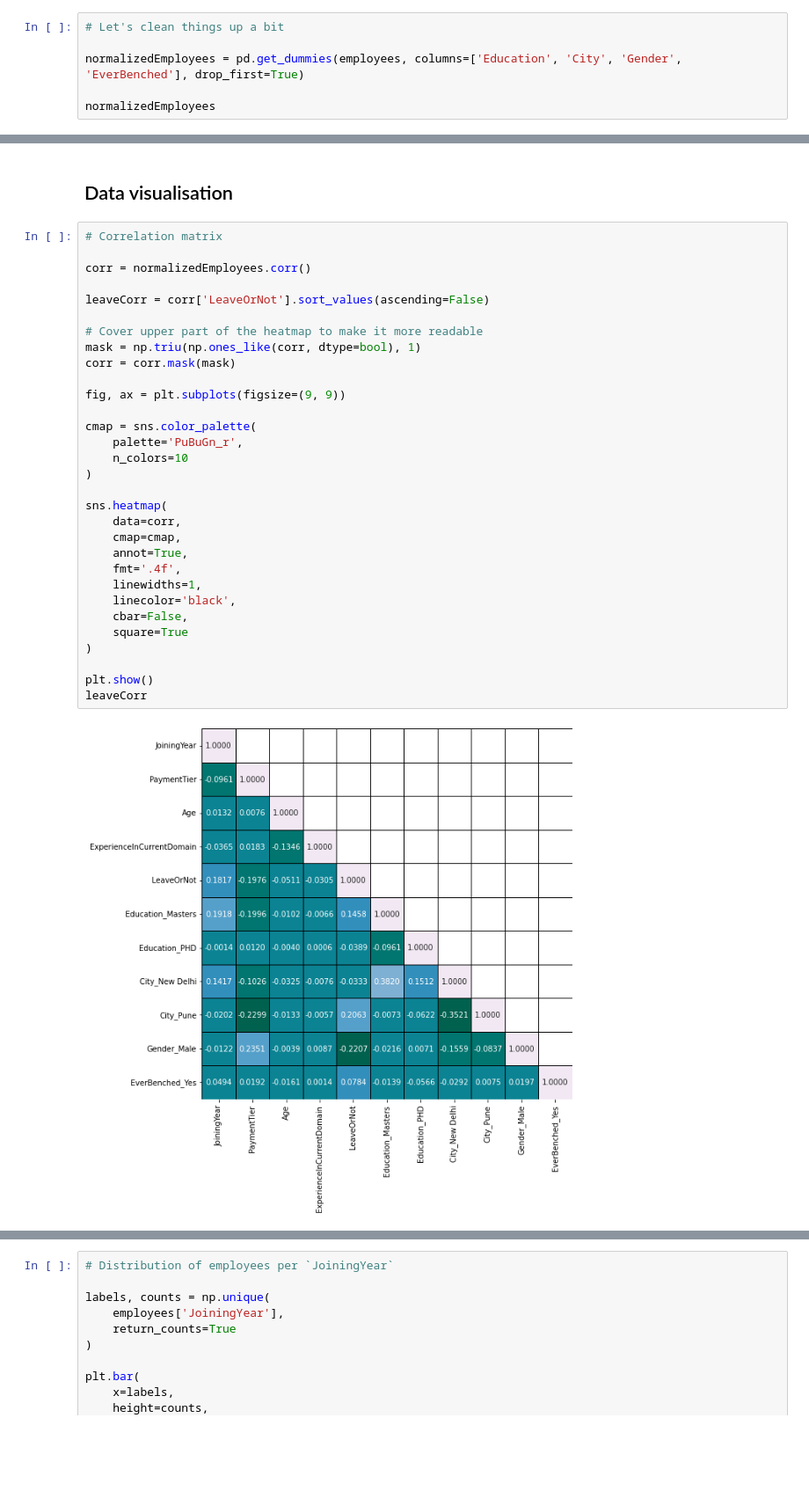
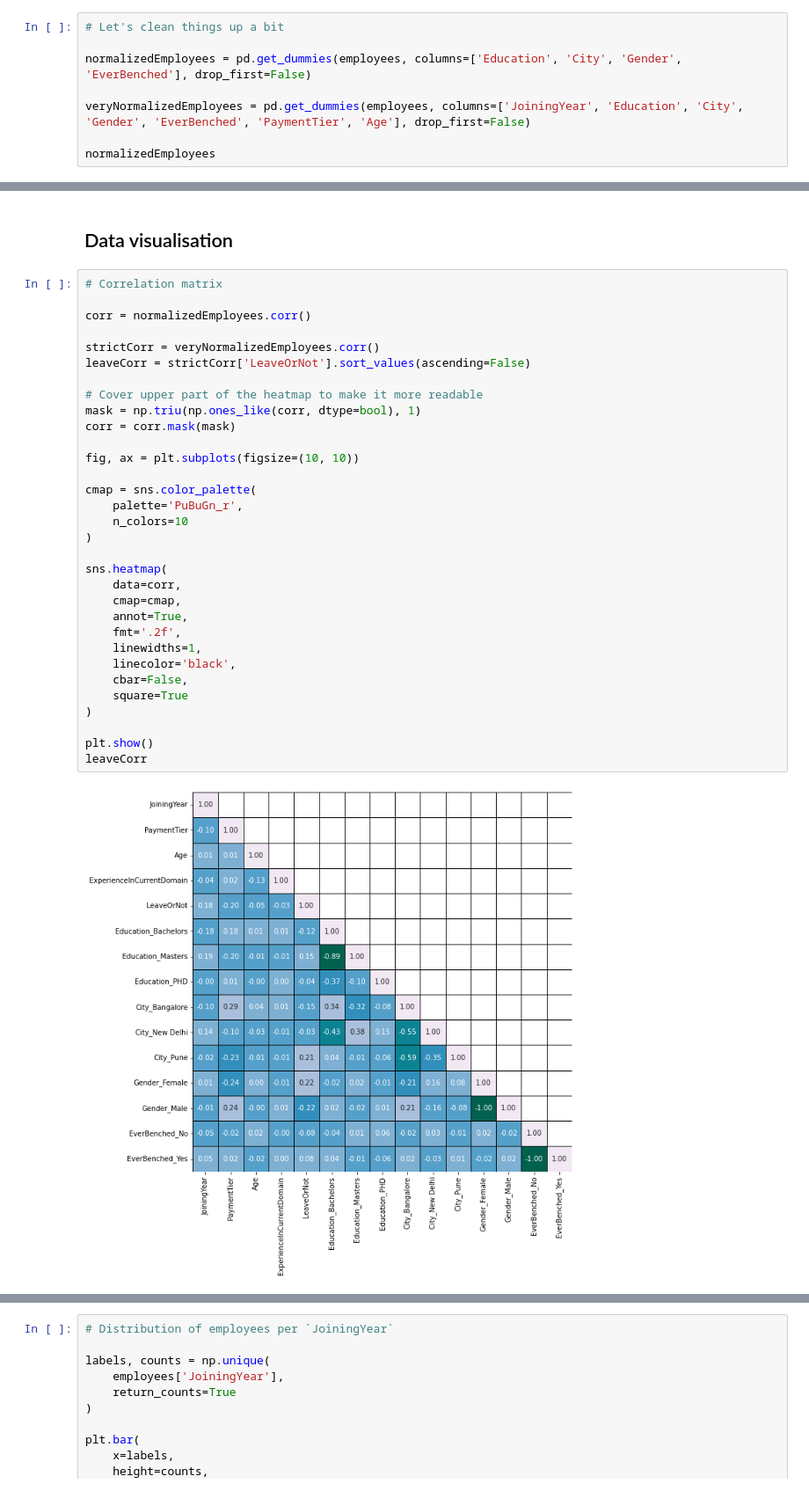
Before and after one commit to gawronskijakub/employee-future-prediction, a Jupyter notebook: employees.ipynb, the cells around one changed output, grey strips where cells are left out. Shown: that part at 88% size. Cells and saved outputs as stored; diff of their text form; blank space fills up the shorter version.

```diff
--- a/employees.ipynb
+++ b/employees.ipynb
@@ -45,7 +51,9 @@ employees
 # %%
 # Let's clean things up a bit
 
-normalizedEmployees = pd.get_dummies(employees, columns=['Education', 'City', 'Gender', 'EverBenched'], drop_first=True)
+normalizedEmployees = pd.get_dummies(employees, columns=['Education', 'City', 'Gender', 'EverBenched'], drop_first=False)
+
+veryNormalizedEmployees = pd.get_dummies(employees, columns=['JoiningYear', 'Education', 'City', 'Gender', 'EverBenched', 'PaymentTier', 'Age'], drop_first=False)
 
 normalizedEmployees
 # %% [output]
@@ -134,34 +142,35 @@ normalizedEmployees.describe()
 # %%
 # Correlation matrix
 
 corr = normalizedEmployees.corr()
 
-leaveCorr = corr['LeaveOrNot'].sort_values(ascending=False)
+strictCorr = veryNormalizedEmployees.corr()
+leaveCorr = strictCorr['LeaveOrNot'].sort_values(ascending=False)
 
 # Cover upper part of the heatmap to make it more readable
 mask = np.triu(np.ones_like(corr, dtype=bool), 1)
 corr = corr.mask(mask)
 
-fig, ax = plt.subplots(figsize=(9, 9))
+fig, ax = plt.subplots(figsize=(10, 10))
 
 cmap = sns.color_palette(
 	palette='PuBuGn_r',
 	n_colors=10
 )
 
 sns.heatmap(
 	data=corr,
 	cmap=cmap,
 	annot=True,
-	fmt='.4f',
+	fmt='.2f',
 	linewidths=1,
 	linecolor='black',
 	cbar=False,
 	square=True
 )
 
 plt.show()
 leaveCorr
 # %% [output]
-[figure, old version]
+[figure, new version]
 LeaveOrNot                   1.000000
```
Also changed, not shown: parts of 31 cells of this notebook.
